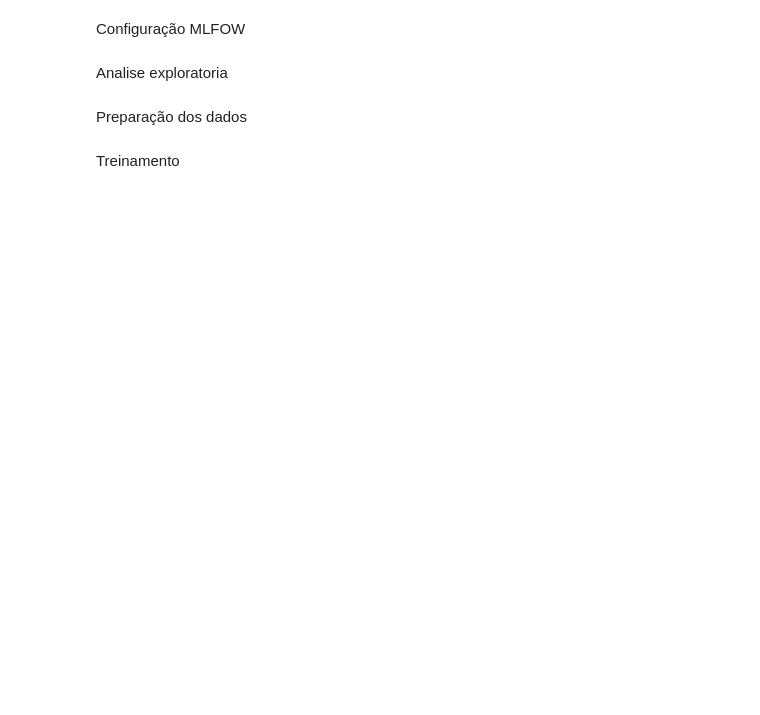
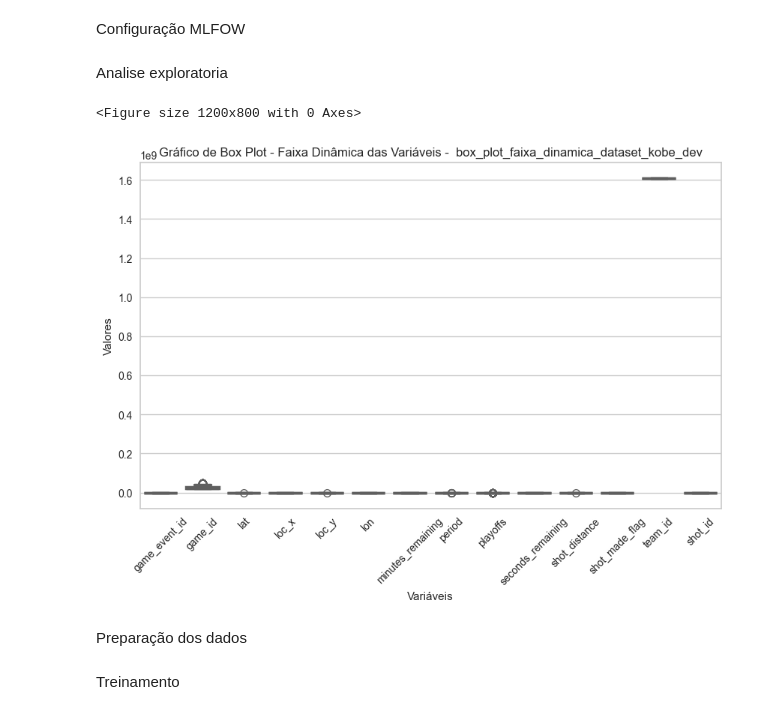
Before and after one commit to wolfxweb/Kobe-Bryant, a Jupyter notebook: code/dev_modelo.ipynb, the cells around one changed output. Saved outputs shown, nothing was run; the diff lists cells and outputs as text; code cells hidden in the pictures; blank space fills up the shorter version.

```diff
--- a/code/dev_modelo.ipynb
+++ b/code/dev_modelo.ipynb
@@ -34,6 +37,14 @@ if experiment is None:
 experiment_id = experiment.experiment_id
 # %% [markdown]
 Analise exploratoria
+# %%
+def shapeArtefato(df):
+    # Obtendo o número de linhas e colunas do DataFrame
+    num_linhas = df.shape[0]
+    num_colunas = df.shape[1]
+
+    # Registrando as métricas no MLflow
+    mlflow.log_metrics({"Número de Linhas": num_linhas, "Número de Colunas": num_colunas})
 # %%
 def matrixCorrelacao(df, titulo):
     df_numeric = df.select_dtypes(include=['number'])
@@ -80,17 +91,21 @@ def dadosNulosArtefato(df, titulo):
                                          'Valores Nulos': valores_nulos_por_coluna})
     # Salvando o DataFrame como um arquivo CSV
     global csv_path
-    csv_path = f"{titulo}.csv"
+    csv_path =  f"{titulo}.png"
     tabela_valores_nulos.to_csv(csv_path, index=False)
-    mlflow.log_artifact(csv_path, artifact_path= f"{titulo}.csv")
+    mlflow.log_artifact(csv_path, artifact_path=  f"{titulo}.png")
 # %%
 #MLflow
-with mlflow.start_run(experiment_id=experiment_id, run_name='Analise_Exploratoria'):
+with mlflow.start_run(experiment_id=experiment_id, run_name='AnaliseExploratoria'):
     df_dev = pd.read_parquet("../data/raw/dataset_kobe_dev.parquet")
     dadosNulosArtefato(df_dev,'dados_nullos_dataset_kobe_dev')
     histogramaVariaveis(df_dev,'histograma_variaveis_dataset_kobe_dev')
     boxplot_faixa_dinamica(df_dev, 'box_plot_faixa_dinamica_dataset_kobe_dev')
     matrixCorrelacao(df_dev,"matriz_correlacao_dataset_kobe_dev")
+    shapeArtefato(df_dev)
+# %% [output]
+<Figure size 1200x800 with 0 Axes>
+[figure, added]
 # %% [markdown]
 Preparação dos dados
 # %%
```
Also changed, not shown: parts of 4 cells of this notebook, 14 other files.
